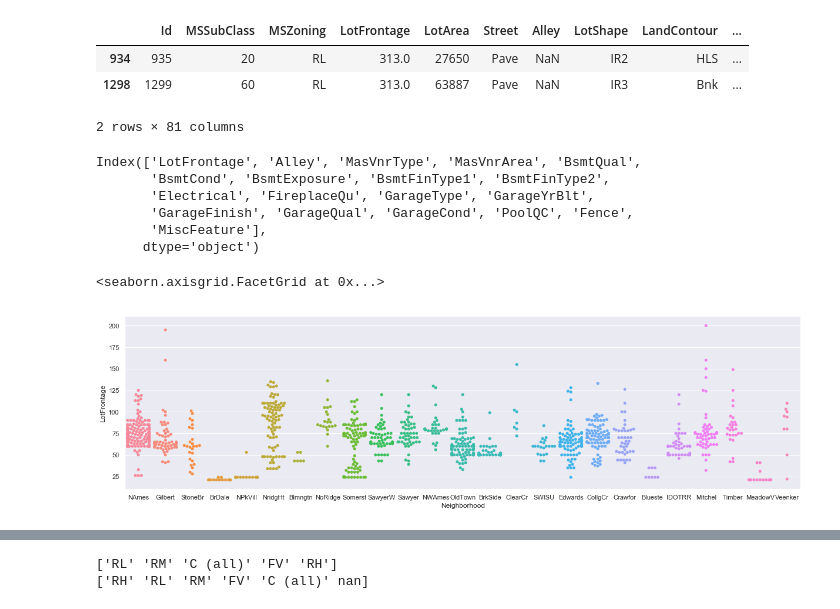
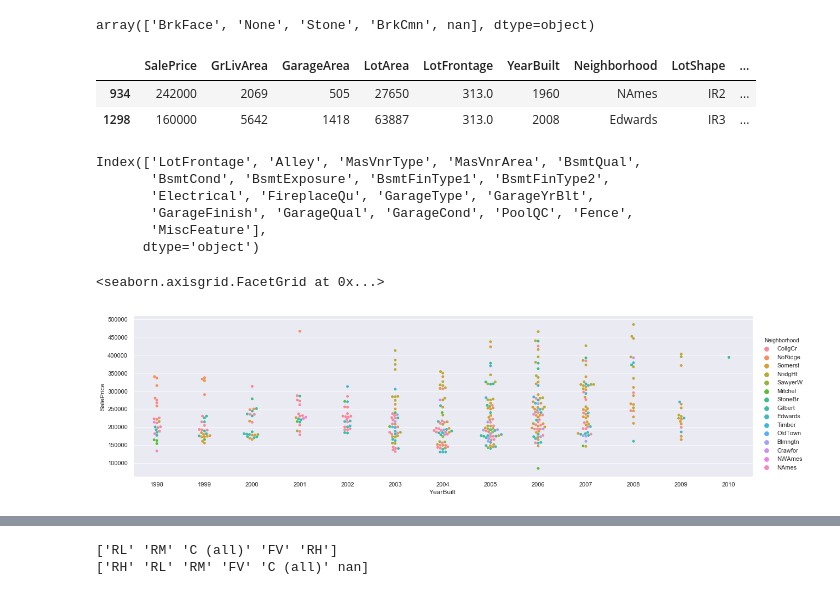
Before and after one commit to ePPilgrim/Python, a Jupyter notebook: ML/Kaggle/house_price/notebooks/preprocessing.ipynb, the cells around one changed output, grey strips where cells are left out. Cells and saved outputs as stored; diff of their text form; code cells hidden in the pictures.

```diff
--- a/ML/Kaggle/house_price/notebooks/preprocessing.ipynb
+++ b/ML/Kaggle/house_price/notebooks/preprocessing.ipynb
@@ -54,14 +41,21 @@ df.corr()
+# %%
+#sns.pairplot(data = df, dropna = True)
+#lx = train['MasVnrType'] == 'None'
+#sns.distplot(train[~lx]['MasVnrArea'])
+#train['MasVnrType'].
+train['MasVnrType'].unique()
+# %% [output]
+array(['BrkFace', 'None', 'Stone', 'BrkCmn', nan], dtype=object)
 # %%
-df = train[['SalePrice', 'GrLivArea', 'GarageArea']]
-lx = (df['SalePrice'] <= 200000) & (df['GrLivArea'] >= 4000)
+df = train[['SalePrice', 'GrLivArea', 'GarageArea','LotArea','LotFrontage', 'YearBuilt','Neighborhood','LotShape','LandContour','LotConfig']]
+#lx = (df['SalePrice'] <= 200000) & (df['GrLivArea'] >= 4000)
 lx = train['LotFrontage'] > 300
-train[lx]
+df[lx]
 #sns.lmplot(x='GrLivArea', y='SalePrice',data = df[~lx])
 # %% [output]
-|  | Id | MSSubClass | MSZoning | LotFrontage | LotArea | Street | Alley | LotShape | LandContour | ... |
-| 934 | 935 | 20 | RL | 313.0 | 27650 | Pave | NaN | IR2 | HLS | ... |
-| 1298 | 1299 | 60 | RL | 313.0 | 63887 | Pave | NaN | IR3 | Bnk | ... |
+|  | SalePrice | GrLivArea | GarageArea | LotArea | LotFrontage | YearBuilt | Neighborhood | LotShape | ... |
+| 934 | 242000 | 2069 | 505 | 27650 | 313.0 | 1960 | NAmes | IR2 | ... |
+| 1298 | 160000 | 5642 | 1418 | 63887 | 313.0 | 2008 | Edwards | IR3 | ... |
-2 rows × 81 columns
 # %%
 df=train.select_dtypes(include=[np.number])
 df.columns
@@ -76,14 +70,14 @@ Index(['LotFrontage', 'Alley', 'MasVnrType', 'MasVnrArea', 'BsmtQual',
 # %%
 
 #train_df.columns 'LotFrontage', 'LotArea'
-df = test[['LotFrontage','Neighborhood']]
-lx = df['LotFrontage'] > 300
-sns.catplot(x = 'Neighborhood', y = 'LotFrontage',data = df,kind="swarm",aspect = 3.4)
+df = train[['SalePrice','Neighborhood','YearBuilt']]
+lx = (df['YearBuilt'] > 1997) & (df['SalePrice'] < 500000)
+sns.catplot(x = 'YearBuilt',hue = 'Neighborhood', y = 'SalePrice',data = df[lx],kind="swarm",aspect = 3.4)
 # scatter plot matrix
 #columns = ['GrLivArea','SalePrice']
 #pd.plotting.scatter_matrix(train_df[columns],figsize=(10,10))
 #plt.figure()
 #train_df[columns].corr()
 # %% [output]
 <seaborn.axisgrid.FacetGrid at 0x...>
-[figure, old version]
+[figure, new version]
```
Also changed, not shown: parts of 2 cells of this notebook.
